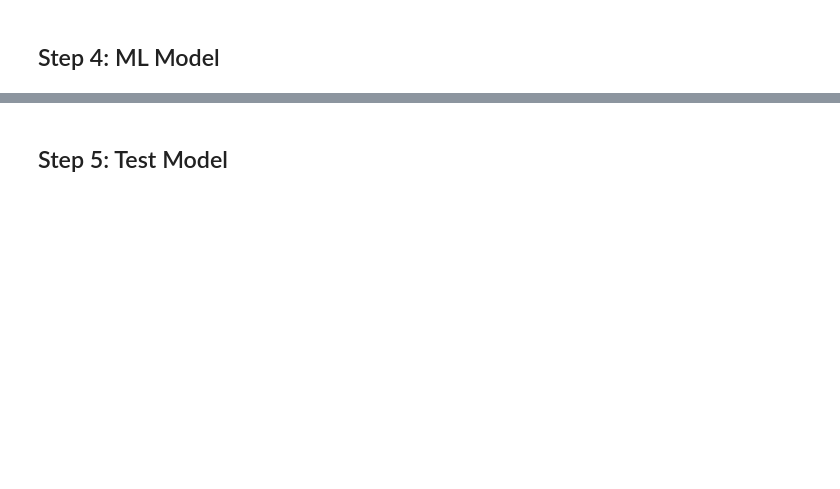
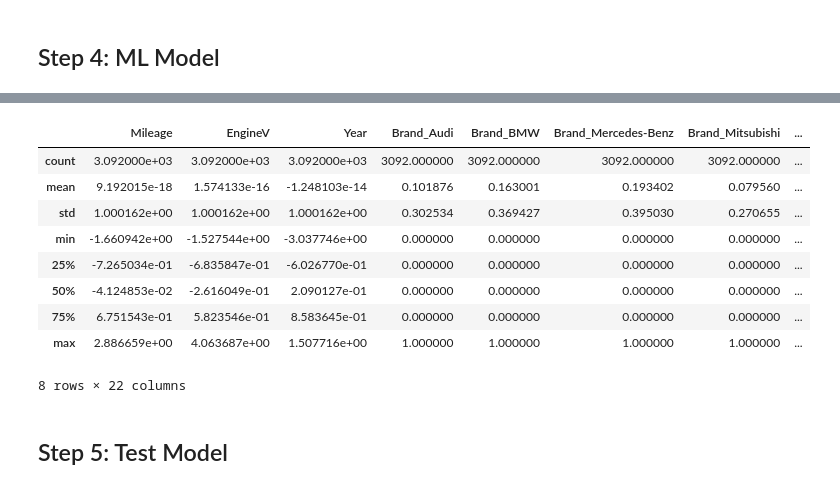
Before and after one commit to Naderiii/Predicting-the-used-car-price, a Jupyter notebook: Predicting the used car price.ipynb, the cells around one changed output, grey strips where cells are left out. Drawn from its saved outputs; the diff is of its cells as text; code cells hidden in the pictures; blank space fills up the shorter version.

```diff
--- a/Predicting the used car price.ipynb
+++ b/Predicting the used car price.ipynb
@@ -442,2 +470,15 @@ Error:
+# %%
+final_noLabel
+# %% [output]
+|  | Mileage | EngineV | Year | Brand_Audi | Brand_BMW | Brand_Mercedes-Benz | Brand_Mitsubishi | ... |
+| count | 3.092000e+03 | 3.092000e+03 | 3.092000e+03 | 3092.000000 | 3092.000000 | 3092.000000 | 3092.000000 | ... |
+| mean | 9.192015e-18 | 1.574133e-16 | -1.248103e-14 | 0.101876 | 0.163001 | 0.193402 | 0.079560 | ... |
+| std | 1.000162e+00 | 1.000162e+00 | 1.000162e+00 | 0.302534 | 0.369427 | 0.395030 | 0.270655 | ... |
+| min | -1.660942e+00 | -1.527544e+00 | -3.037746e+00 | 0.000000 | 0.000000 | 0.000000 | 0.000000 | ... |
+| 25% | -7.265034e-01 | -6.835847e-01 | -6.026770e-01 | 0.000000 | 0.000000 | 0.000000 | 0.000000 | ... |
+| 50% | -4.124853e-02 | -2.616049e-01 | 2.090127e-01 | 0.000000 | 0.000000 | 0.000000 | 0.000000 | ... |
+| 75% | 6.751543e-01 | 5.823546e-01 | 8.583645e-01 | 0.000000 | 0.000000 | 0.000000 | 0.000000 | ... |
+| max | 2.886659e+00 | 4.063687e+00 | 1.507716e+00 | 1.000000 | 1.000000 | 1.000000 | 1.000000 | ... |
+8 rows × 22 columns
 # %% [markdown]
 ## Step 5: Test Model
```
Also changed, not shown: parts of 6 cells of this notebook.
